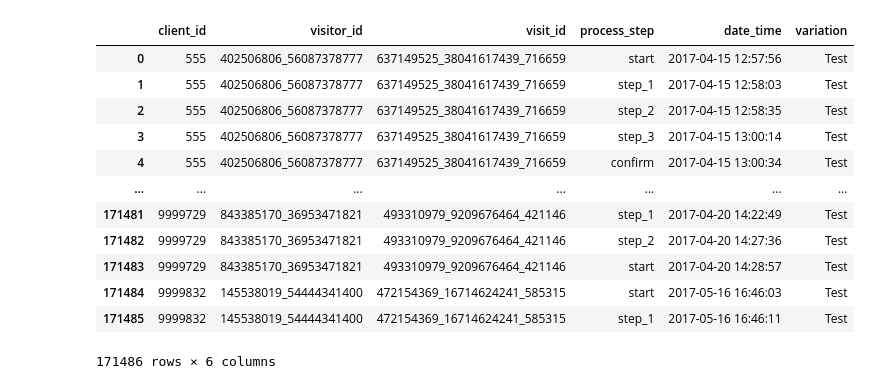
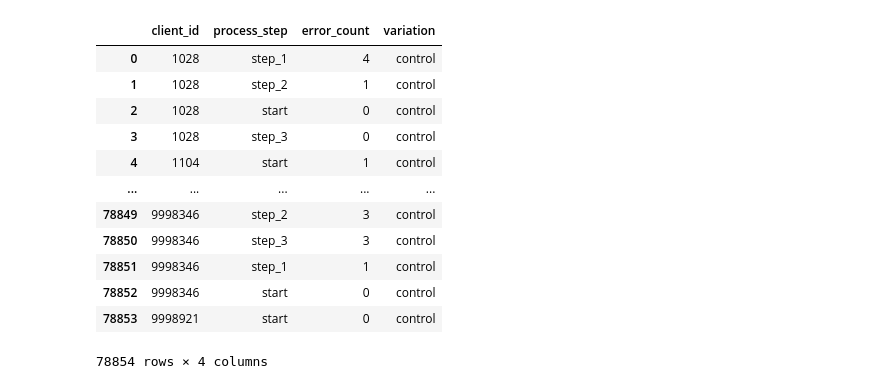
Before and after one commit to mjpacko/project_week5_6, a Jupyter notebook: notebooks/mj_notebook_error_rates.ipynb, the cells around one changed output. Cells and saved outputs as stored; diff of their text form; code cells hidden in the pictures.

```diff
--- a/notebooks/mj_notebook_error_rates.ipynb
+++ b/notebooks/mj_notebook_error_rates.ipynb
@@ -26,19 +14,3 @@ display(df_control)
-# %%
-display(df_test)
-# %% [output]
-|  | client_id | visitor_id | visit_id | process_step | date_time | variation |
-| 0 | 555 | 402506806_56087378777 | 637149525_38041617439_716659 | start | 2017-04-15 12:57:56 | Test |
-| 1 | 555 | 402506806_56087378777 | 637149525_38041617439_716659 | step_1 | 2017-04-15 12:58:03 | Test |
-| 2 | 555 | 402506806_56087378777 | 637149525_38041617439_716659 | step_2 | 2017-04-15 12:58:35 | Test |
-| 3 | 555 | 402506806_56087378777 | 637149525_38041617439_716659 | step_3 | 2017-04-15 13:00:14 | Test |
-| 4 | 555 | 402506806_56087378777 | 637149525_38041617439_716659 | confirm | 2017-04-15 13:00:34 | Test |
-| ... | ... | ... | ... | ... | ... | ... |
-| 171481 | 9999729 | 843385170_36953471821 | 493310979_9209676464_421146 | step_1 | 2017-04-20 14:22:49 | Test |
-| 171482 | 9999729 | 843385170_36953471821 | 493310979_9209676464_421146 | step_2 | 2017-04-20 14:27:36 | Test |
-| 171483 | 9999729 | 843385170_36953471821 | 493310979_9209676464_421146 | start | 2017-04-20 14:28:57 | Test |
-| 171484 | 9999832 | 145538019_54444341400 | 472154369_16714624241_585315 | start | 2017-05-16 16:46:03 | Test |
-| 171485 | 9999832 | 145538019_54444341400 | 472154369_16714624241_585315 | step_1 | 2017-05-16 16:46:11 | Test |
-171486 rows × 6 columns
 # %%
 #function to drop values which list 'confirm', as there is no way to encounter an error at this step
 def remove_confirms(df):
@@ -61,0 +34,16 @@ df_test_error = error_counts(df_test)
+# %%
+df_control_error
+# %% [output]
+|  | client_id | process_step | error_count | variation |
+| 0 | 1028 | step_1 | 4 | control |
+| 1 | 1028 | step_2 | 1 | control |
+| 2 | 1028 | start | 0 | control |
+| 3 | 1028 | step_3 | 0 | control |
+| 4 | 1104 | start | 1 | control |
+| ... | ... | ... | ... | ... |
+| 78849 | 9998346 | step_2 | 3 | control |
+| 78850 | 9998346 | step_3 | 3 | control |
+| 78851 | 9998346 | step_1 | 1 | control |
+| 78852 | 9998346 | start | 0 | control |
+| 78853 | 9998921 | start | 0 | control |
+78854 rows × 4 columns
```
Also changed, not shown: parts of 21 cells of this notebook, 1 other file.
